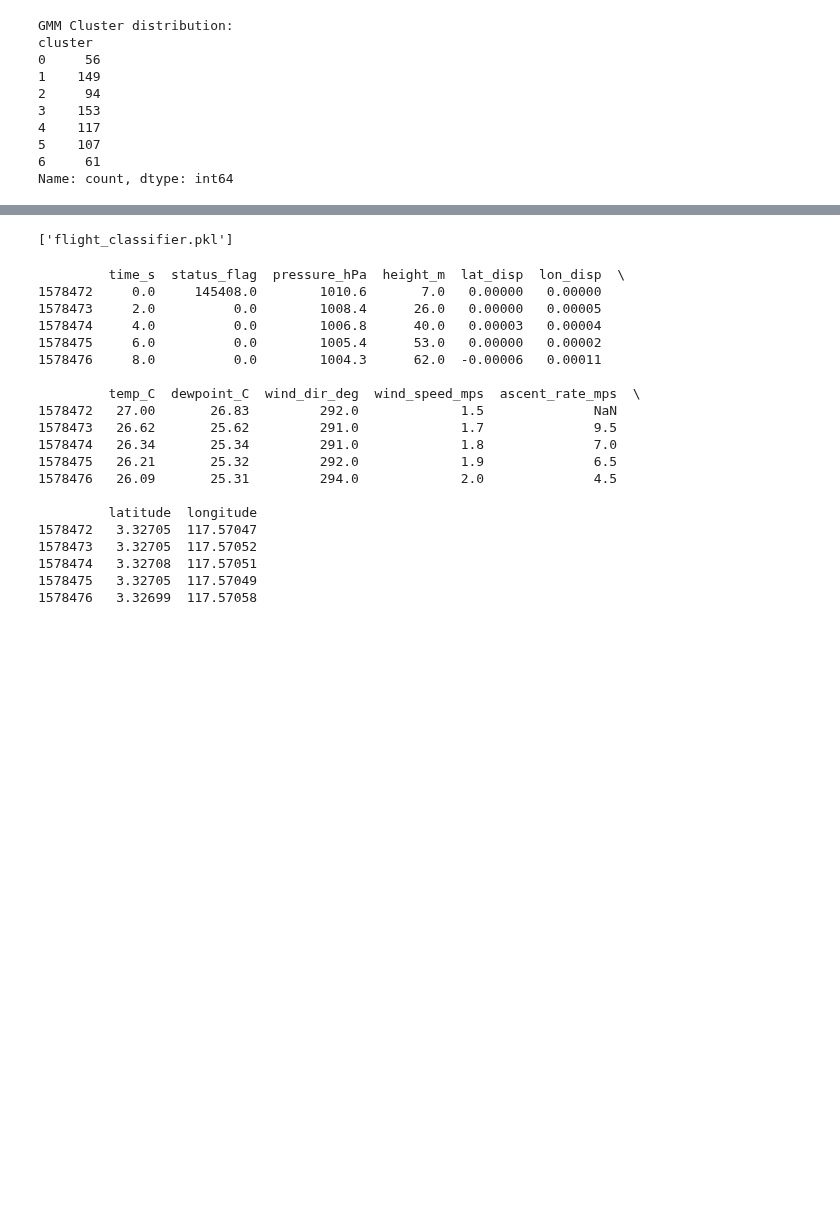
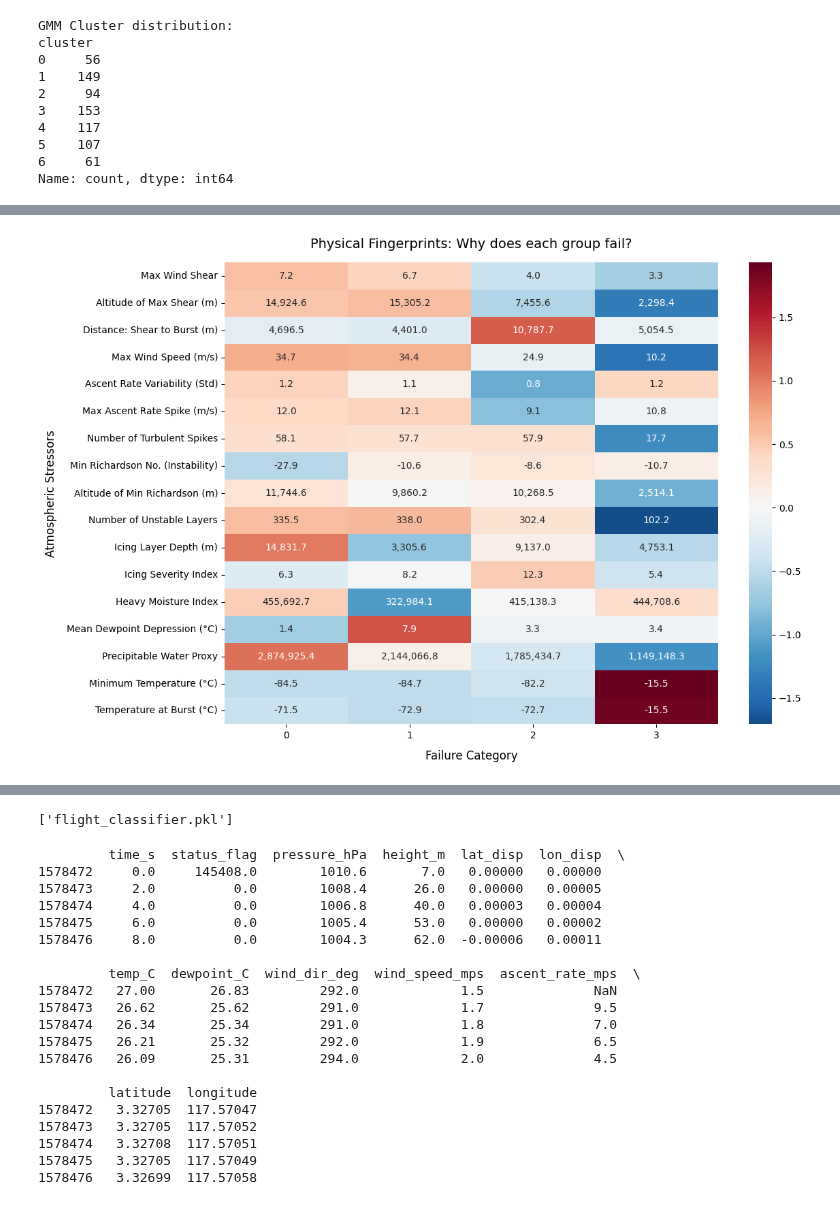
Before and after one commit to ahlililmar02/radiosonde_learning, a Jupyter notebook: classifier.ipynb, the cells around one changed output, grey strips where cells are left out. Cells and saved outputs as stored; diff of their text form; code cells hidden in the pictures; blank space fills up the shorter version.

```diff
--- a/classifier.ipynb
+++ b/classifier.ipynb
@@ -589,2 +620,81 @@ Features below mean importance (candidates to drop):
+# %%
+import matplotlib.pyplot as plt
+import seaborn as sns
+import pandas as pd
+
+# 1. Define the clean labels
+feature_labels = {
+    'burst_pres_hpa': 'Burst Pressure (hPa)',
+    'burst_alt_m': 'Burst Altitude (m)',
+    'max_shear': 'Max Wind Shear',
+    'shear_alt_m': 'Altitude of Max Shear (m)',
+    'shear_to_burst_m': 'Distance: Shear to Burst (m)',
+    'max_wind_speed_mps': 'Max Wind Speed (m/s)',
+    'ascent_rate_std': 'Ascent Rate Variability (Std)',
+    'ascent_rate_max_spike': 'Max Ascent Rate Spike (m/s)',
+    'n_turbulent_spikes': 'Number of Turbulent Spikes',
+    'min_richardson': 'Min Richardson No. (Instability)',
+    'ri_alt_m': 'Altitude of Min Richardson (m)',
+    'n_unstable_layers': 'Number of Unstable Layers',
+    'icing_depth_m': 'Icing Layer Depth (m)',
+    'icing_index': 'Icing Severity Index',
+    'moist_index': 'Heavy Moisture Index',
+    'moist_dd_mean': 'Mean Dewpoint Depression (°C)',
+    'pw_proxy': 'Precipitable Water Proxy',
+    'min_temp_C': 'Minimum Temperature (°C)',
+    'min_temp_alt_m': 'Altitude of Min Temp (m)',
+    'temp_at_burst_C': 'Temperature at Burst (°C)',
+}
+
+# 2. Calculate BOTH raw means (for text) and Z-Scores (for colors)
+cluster_profile_raw = feat_clean.groupby('cluster')[feature_cols].mean()
+cluster_z_scores = (cluster_profile_raw - feat_clean[feature_cols].mean()) / feat_clean[feature_cols].std()
+
+# --- THE FILTERING STEP ---
+# Drop the noise cluster (-1) from BOTH dataframes
+if -1 in cluster_z_scores.index:
+    cluster_z_scores = cluster_z_scores.drop(index=-1)
+    cluster_profile_raw = cluster_profile_raw.drop(index=-1)
+
+# Drop the insignificant features from BOTH dataframes
+features_to_drop = [
+    'bulk_shear_lower',
+    'bulk_shear_upper',
+    'ascent_rate_var_burst',
+    'ascent_rate_mean',
+    'moist_depth_m'
+]
+cluster_z_scores = cluster_z_scores.drop(columns=features_to_drop, errors='ignore')
+cluster_profile_raw = cluster_profile_raw.drop(columns=features_to_drop, errors='ignore')
+# --------------------------
+
+# 3. Transpose both matrices and rename the index
+plot_data_z = cluster_z_scores.T.rename(index=feature_labels)
+plot_data_raw = cluster_profile_raw.T.rename(index=feature_labels)
+
+# Format the raw numbers into clean strings (e.g., adds commas to 20,000, rounds to 1 decimal)
+annot_labels = plot_data_raw.map(lambda x: f"{x:,.1f}")
+
+# 4. Plot the Heatmap
+plt.figure(figsize=(12, 8))
+
+# Notice we pass plot_data_z for the data (colors), but annot_labels for the text!
+sns.heatmap(data=plot_data_z,
+            annot=annot_labels,
+            fmt='',              # Must be empty string since we pre-formatted the text
+            cmap='RdBu_r',
+            center=0)
+
+plt.title("Physical Fingerprints: Why does each group fail?", pad=15, fontsize=14)
+plt.ylabel("Atmospheric Stressors", labelpad=10, fontsize=12)
+
+# If you merged clusters and have new names, you can optionally set the x-ticks here too
+plt.xlabel("Failure Category", labelpad=10, fontsize=12)
+
+plt.yticks(rotation=0)
+plt.tight_layout()
+plt.show()
+# %% [output]
+[figure, added]
 # %%
 import matplotlib.pyplot as plt
```
Also changed, not shown: parts of 17 cells of this notebook, 12 other files.
